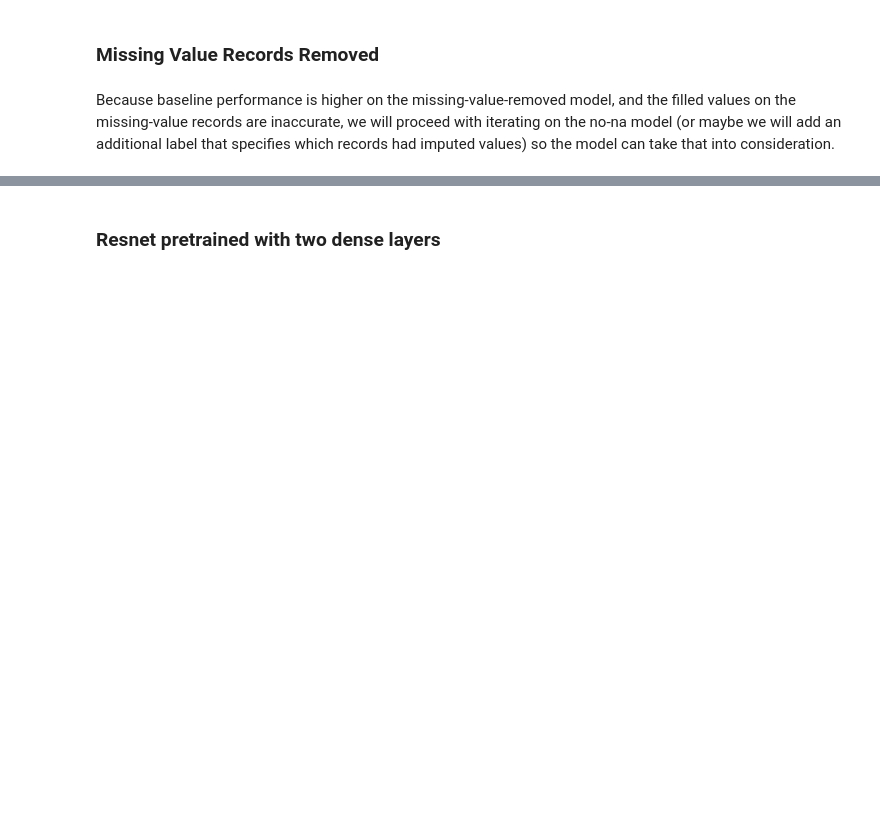
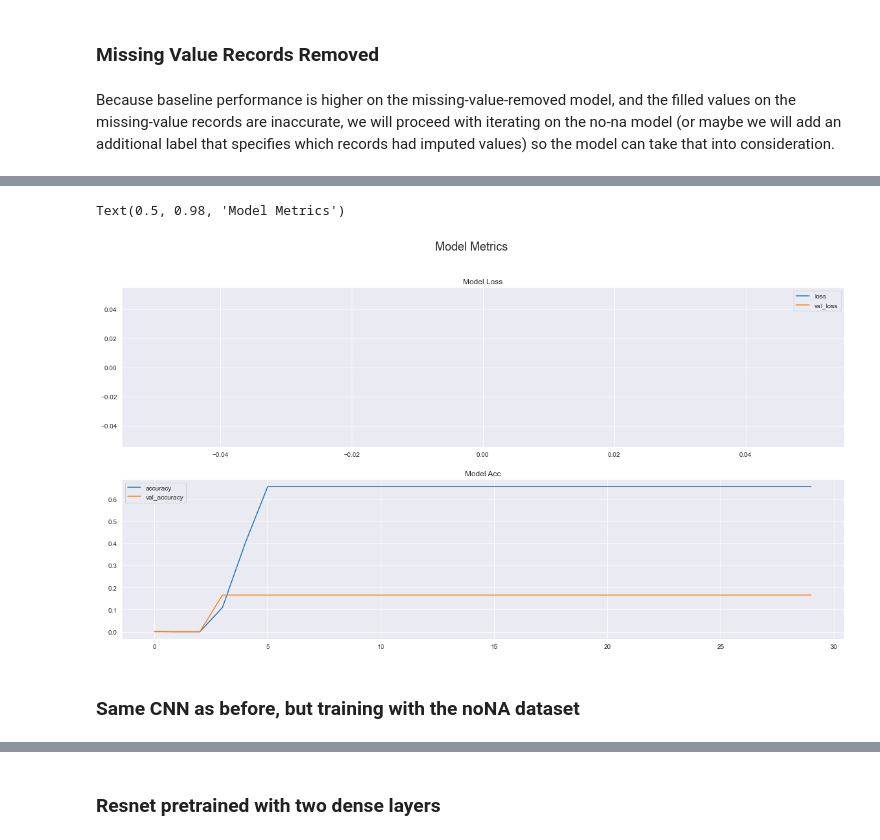
Before and after one commit to amcarite/Facial-Keypoint-Detection-with-Deep-Learning, a Jupyter notebook: alex_dev_notebook_no_output.ipynb, the cells around one changed output, grey strips where cells are left out. Drawn from its saved outputs; the diff is of its cells as text; code cells hidden in the pictures; blank space fills up the shorter version.

```diff
--- a/alex_dev_notebook_no_output.ipynb
+++ b/alex_dev_notebook_no_output.ipynb
@@ -247,11 +281,0 @@ print(dev_labels_noNA.shape)
-# %%
-# impute missing values
-train_ffill = train.fillna(method = "ffill")
-
-# transform Y for ffill in same way as non-ffill data (create for ffill imputation visuals)
-Y_ffill = np.array([train_ffill.drop('Image', axis = 1).iloc[i] for i in range(len(train_ffill))])
-Y_ffill = Y_ffill[shuffle]
-
-# transform train and dev labels for model
-train_labels_ffill = Y_ffill[:5000]
-dev_labels_ffill = Y_ffill[5000:]
@@ -493,0 +335,19 @@ model_NN_noNA2.summary()
+# %%
+model_CNN_ffill1 = Sequential()
+model_CNN_ffill1.add(Conv2D(64, kernel_size=(3, 3),activation='relu',input_shape=(96, 96, 1)))
+model_CNN_ffill1.add(MaxPooling2D(pool_size=(2, 2)))
+model_CNN_ffill1.add(Dropout(0.5))
+model_CNN_ffill1.add(Flatten())
+model_CNN_ffill1.add(Dense(96))
+model_CNN_ffill1.add(BatchNormalization())
+model_CNN_ffill1.add(Activation('relu'))
+model_CNN_ffill1.add(Dense(30))
+
+
+# model_CNN_ffill1.summary()
+
+model_CNN_ffill1.compile(optimizer='adam', loss='mean_squared_error', metrics=['accuracy'])
+history_CNN_ffill1 = model_CNN_ffill1.fit(train_data_ffill, train_labels_ffill, batch_size=64, epochs=100, validation_data=(dev_data, dev_labels), shuffle = True, callbacks=[earlyStopping, rlp])
+score_CNN_ffill1 = model_CNN_ffill1.evaluate(dev_data, dev_labels, verbose=0)
+print('Test score:', score_CNN_ffill1[0])
+print('Test accuracy:', score_CNN_ffill1[1])
@@ -494 +372,16 @@ model_NN_noNA2.summary()
+# %%
+sns.set_style('darkgrid')
+
+fig, ax = plt.subplots(2, 1, figsize=(20, 10))
+df = pd.DataFrame(history_CNN_ffill1.history)
+df[['loss', 'val_loss']].plot(ax=ax[0])
+df[['accuracy', 'val_accuracy']].plot(ax=ax[1])
+ax[0].set_title('Model Loss', fontsize=12)
+ax[1].set_title('Model Acc', fontsize=12)
+fig.suptitle('Model Metrics', fontsize=18)
+# %% [output]
+Text(0.5, 0.98, 'Model Metrics')
+[figure, added]
+# %% [markdown]
+### Same CNN as before, but training with the noNA dataset
 # %%
```
Also changed, not shown: parts of 76 cells of this notebook.
